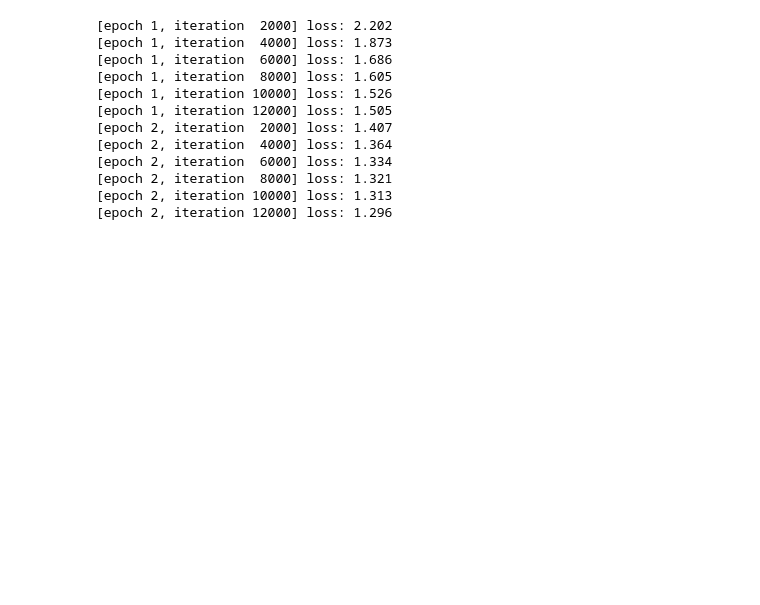
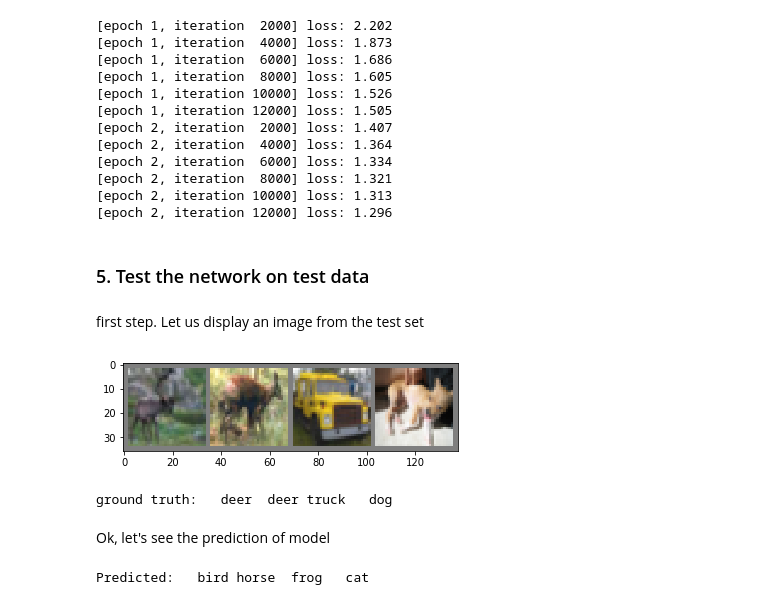
Before and after one commit to quq99/PytorchLearning, a Jupyter notebook: GettingStarted/60min_start.ipynb, the cells around one changed output. Cells and saved outputs as stored; diff of their text form; code cells hidden in the pictures; blank space fills up the shorter version.

Commit message:
60start, train a classifier, test results

```diff
--- a/GettingStarted/60min_start.ipynb
+++ b/GettingStarted/60min_start.ipynb
@@ -684,3 +684,27 @@ for epoch in range(2):
 [epoch 2, iteration  8000] loss: 1.321
 [epoch 2, iteration 10000] loss: 1.313
 [epoch 2, iteration 12000] loss: 1.296
+# %% [markdown]
+### 5. Test the network on test data
+# %% [markdown]
+first step. Let us display an image from the test set
+# %%
+dataiter = iter(testloader)
+images, labels = dataiter.next()
+
+# print images
+imshow(torchvision.utils.make_grid(images))
+print("ground truth: ", ' '.join('%5s' % classes[labels[j]] for j in range(4)))
+# %% [output]
+[figure, added]
+ground truth:   deer  deer truck   dog
+# %% [markdown]
+Ok, let's see the prediction of model
+# %%
+output = net(images)
+
+_, predicted = torch.max(output,1)
+print('Predicted: ', ' '.join('%5s' % classes[predicted[j]]
+                              for j in range(4)))
+# %% [output]
+Predicted:   bird horse  frog   cat
```
Also changed, not shown: parts of 3 cells of this notebook.
